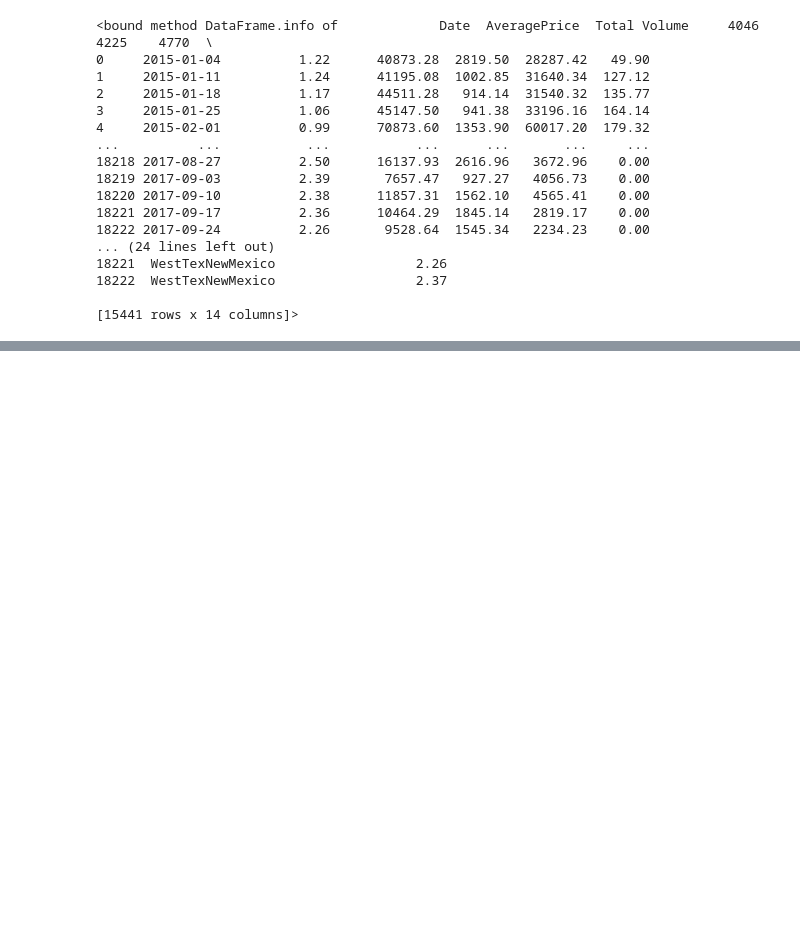
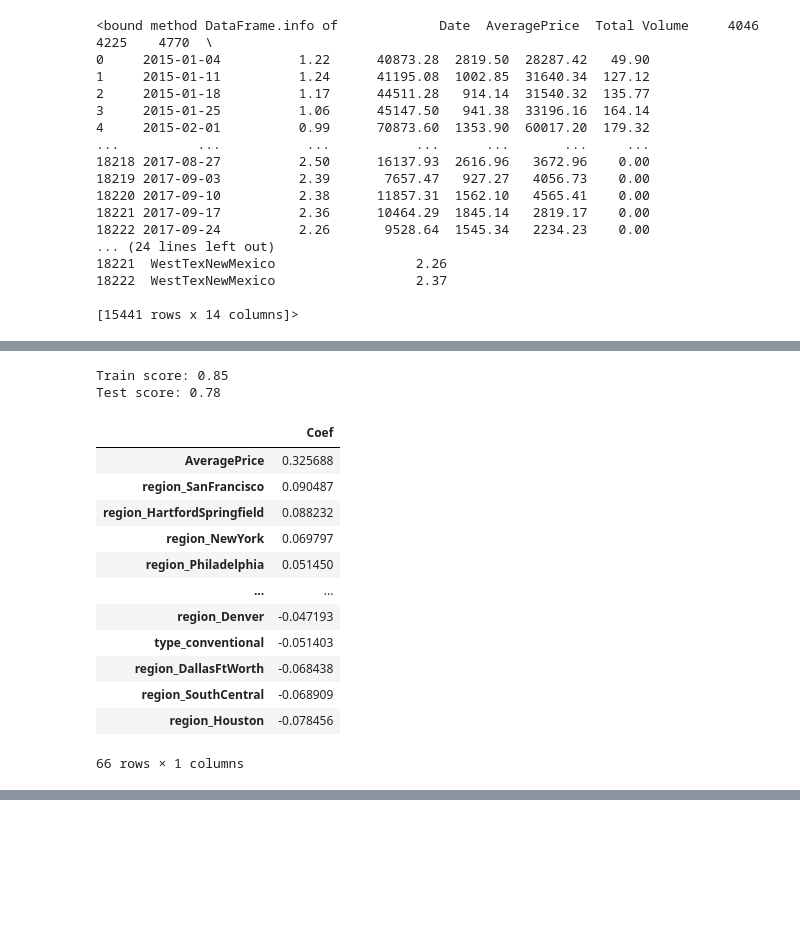
Before and after one commit to isabelalucas/CPSC330-HW, a Jupyter notebook: hw8/hw8.ipynb, the cells around one changed output, grey strips where cells are left out. Saved outputs shown, nothing was run; the diff lists cells and outputs as text; code cells hidden in the pictures; blank space fills up the shorter version.

```diff
--- a/hw8/hw8.ipynb
+++ b/hw8/hw8.ipynb
@@ -481,11 +476,11 @@ X_train_enc.info
 # %%
 def score_lr_print_coeff(preprocessor, df_train, y_train, df_test, y_test, X_train_enc):
-    lr_pipe = make_pipeline(preprocessor, LogisticRegression(max_iter=1000))
+    lr_pipe = make_pipeline(preprocessor, Ridge())
     lr_pipe.fit(df_train, y_train)
     print("Train score: {:.2f}".format(lr_pipe.score(df_train, y_train)))
     print("Test score: {:.2f}".format(lr_pipe.score(df_test, y_test)))
     lr_coef = pd.DataFrame(
-        data=lr_pipe.named_steps["logisticregression"].coef_.flatten(),
+        data=lr_pipe.named_steps["ridge"].coef_.flatten(),
         index=X_train_enc.columns,
         columns=["Coef"],
     )
@@ -558,0 +513,37 @@ X_hour_week = np.hstack(
+# %%
+# encode time as a number
+df_train = df_hastarget[df_hastarget["Date"] <= split_date]
+df_test  = df_hastarget[df_hastarget["Date"] >  split_date]
+first_day = df_train["Date"].min()
+
+df_train = df_train.assign(
+    Days_since=df_train["Date"].apply(lambda x: (x - first_day).days)
+)
+df_test = df_test.assign(
+    Days_since=df_test["Date"].apply(lambda x: (x - first_day).days)
+)
+X_train_enc, y_train, X_test_enc, y_test, preprocessor = preprocess_features(
+    df_train,
+    df_test,
+    numeric_features + ["Days_since"],
+    categorical_features,
+    drop_features,
+    target
+)
+score_lr_print_coeff(preprocessor, df_train, y_train, df_test, y_test, X_train_enc)
+# %% [output]
+Train score: 0.85
+Test score: 0.78
+|  | Coef |
+| AveragePrice | 0.325688 |
+| region_SanFrancisco | 0.090487 |
+| region_HartfordSpringfield | 0.088232 |
+| region_NewYork | 0.069797 |
+| region_Philadelphia | 0.051450 |
+| ... | ... |
+| region_Denver | -0.047193 |
+| type_conventional | -0.051403 |
+| region_DallasFtWorth | -0.068438 |
+| region_SouthCentral | -0.068909 |
+| region_Houston | -0.078456 |
+66 rows × 1 columns
```
Also changed, not shown: parts of 31 cells of this notebook, 1 other file.
